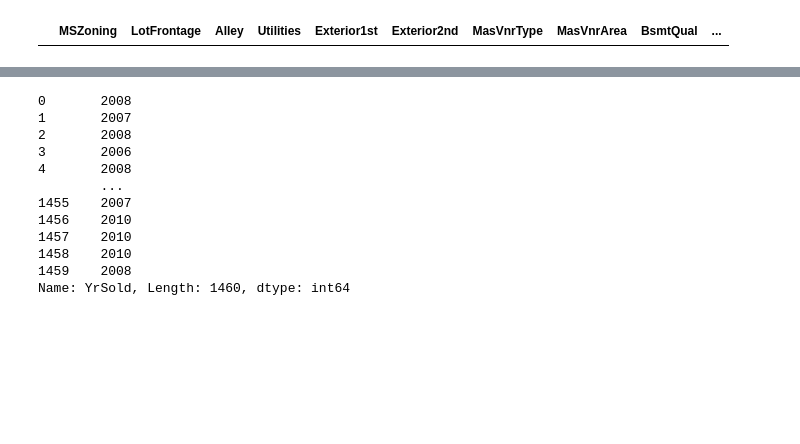
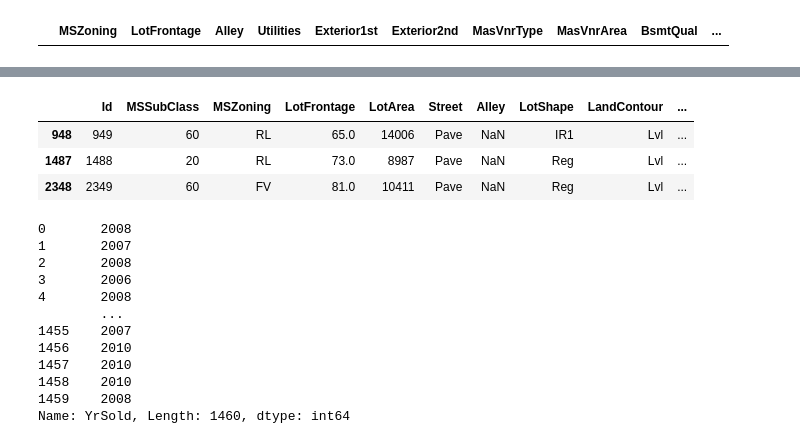
Before and after one commit to leonghchan/group-project, a Jupyter notebook: leon-eda.ipynb, the cells around one changed output, grey strips where cells are left out. Drawn from its saved outputs; the diff is of its cells as text; code cells hidden in the pictures; blank space fills up the shorter version.

```diff
--- a/leon-eda.ipynb
+++ b/leon-eda.ipynb
@@ -134,0 +179,23 @@ Length: 2919, dtype: bool
+# %%
+mask1 = all_features["GarageFinish"].isnull() # mask to only return rows which have a nan value for GarageFinish column.
+# all_features[all_features.filter(like = 'Garage').columns] # returns df only consisting of columns containing the word Garage.
+
+# all_features[mask1][all_features.filter(like= 'Garage').columns].replace(to_replace = {"GarageType" : {: np.nan},})
+# all_features[mask1][all_features.filter(like= 'Garage').columns]
+
+# all_features[mask1].replace(to_replace = {"GarageType": {}})
+# all_features_gn = all_features[mask1][all_features.filter(like= 'Garage').columns]
+# all_features_gn.loc[all_features_gn["GarageType"].notnull(), "GarageType"] = np.nan
+# all_features.loc[all_features["GarageType"].notnull(), "GarageType"] = np.nan
+# all_features.loc[all_features[]]
+# all_features.loc[2126]
+# df.loc[df['note'].notnull(), 'note'] = 1
+
+all_features[mask1].loc[all_features[mask1].GarageType.notnull(), "GarageType"] = np.nan
+# mask1
+
+all_features[mask1].GarageType
+
+all_features[mask1].loc[all_features[mask1]["GarageType"].notnull(), "GarageType"] = 5
+# all_features[mask1].loc[all_features[mask1].GarageType.notnull(), "GarageType"]
+all_features[mask1].GarageType
@@ -134,0 +246,7 @@ Length: 2919, dtype: bool
+# %%
+all_features.loc[2126, "GarageType"] = np.nan
+all_features.loc[2126, "GarageCars"] = np.nan
+all_features.loc[2126, "GarageArea"] = np.nan
+# all_features.loc[2576, "GarageType"] = np.nan
+
+all_features.loc[2576]
@@ -135,3 +273,12 @@ Length: 2919, dtype: bool
+# %%
+mask2 = all_features[null_cols]["BsmtExposure"].isnull() & all_features[null_cols]["BsmtFinType1"].notnull()
+# null_cols
+all_features[mask2]
+# %% [output]
+|  | Id | MSSubClass | MSZoning | LotFrontage | LotArea | Street | Alley | LotShape | LandContour | ... |
+| 948 | 949 | 60 | RL | 65.0 | 14006 | Pave | NaN | IR1 | Lvl | ... |
+| 1487 | 1488 | 20 | RL | 73.0 | 8987 | Pave | NaN | Reg | Lvl | ... |
+| 2348 | 2349 | 60 | FV | 81.0 | 10411 | Pave | NaN | Reg | Lvl | ... |
 # %%
 ###############################
 nulls = train.isnull().sum()
```
Also changed, not shown: parts of 11 cells of this notebook.
